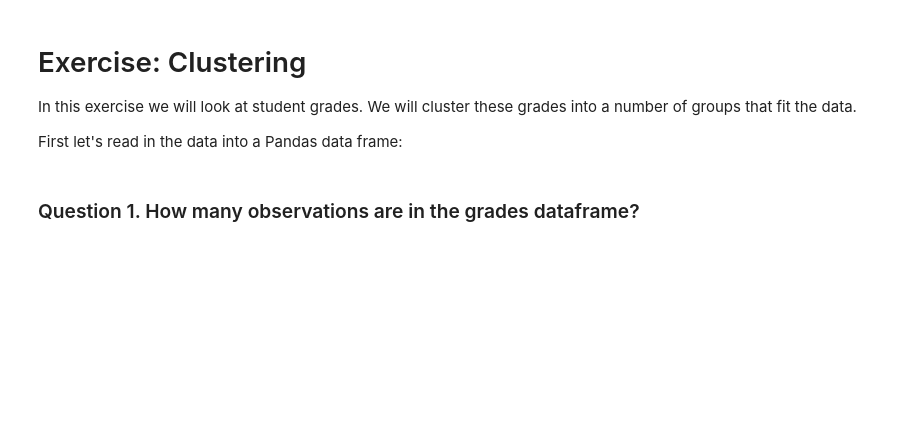
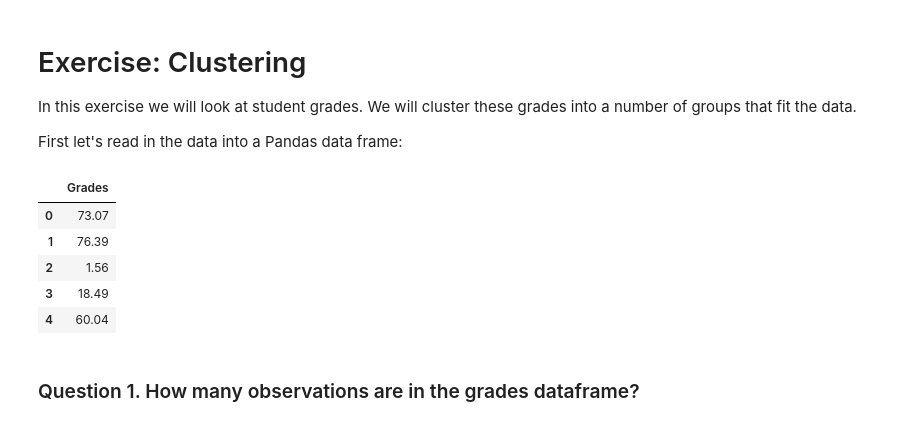
Before and after one commit to fb004/Business-Intelligence-and-Analytics, a Jupyter notebook: labs/06 - Clustering/Exercises/exercise_clustering.ipynb, the cells around one changed output. Drawn from its saved outputs; the diff is of its cells as text; code cells hidden in the pictures; blank space fills up the shorter version.

```diff
--- a/labs/06 - Clustering/Exercises/exercise_clustering.ipynb
+++ b/labs/06 - Clustering/Exercises/exercise_clustering.ipynb
@@ -13,16 +13,24 @@ First let's read in the data into a Pandas data frame:
 # %%
 import pandas as pd
 import numpy as np
 import matplotlib.pyplot as plt
 import seaborn as sns
 
 from sklearn.cluster import KMeans
 # %matplotlib inline
 
 url = "https://media.githubusercontent.com/media/michalis0/Business-Intelligence-and-Analytics/master/data/grades.csv"
 
 grades = pd.read_csv(url)
 
 grades.head()
+grades.info()
+# %% [output]
+|  | Grades |
+| 0 | 73.07 |
+| 1 | 76.39 |
+| 2 | 1.56 |
+| 3 | 18.49 |
+| 4 | 60.04 |
 # %% [markdown]
 ### Question 1. How many observations are in the grades dataframe?
```
Also changed, not shown: parts of 1 cell of this notebook.
